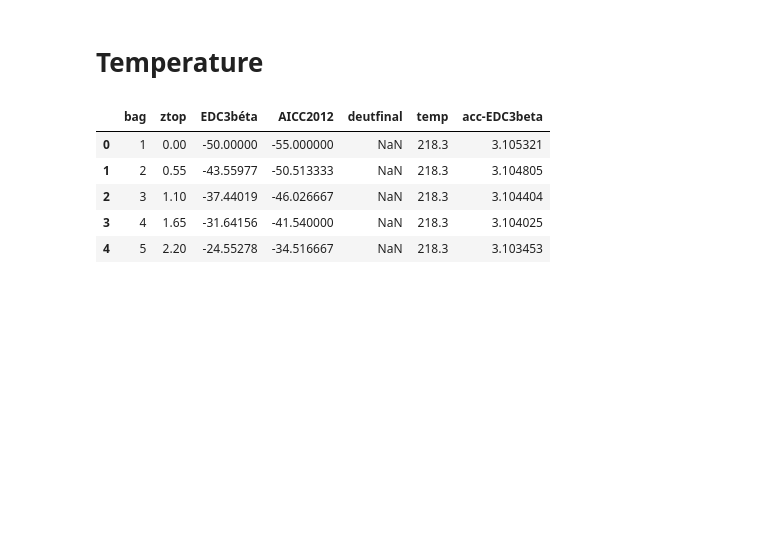
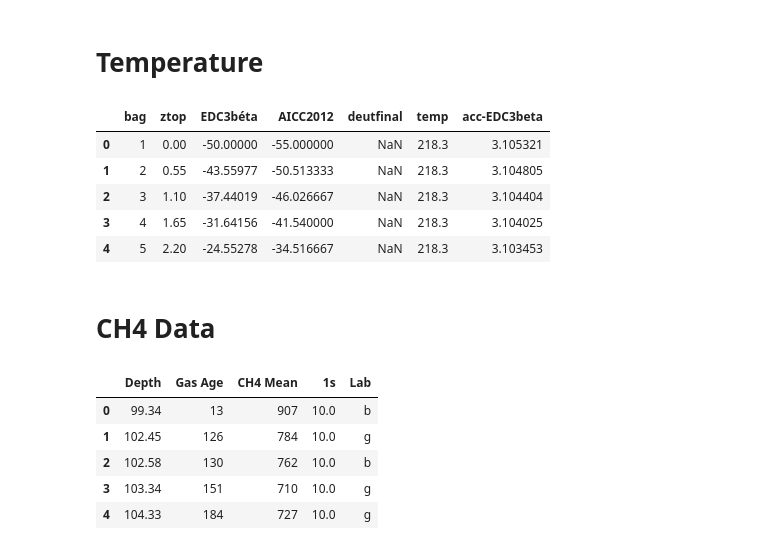
Before and after one commit to keithmmc/pda2, a Jupyter notebook: project2.ipynb, the cells around one changed output. Saved outputs shown, nothing was run; the diff lists cells and outputs as text; code cells hidden in the pictures; blank space fills up the shorter version.

```diff
--- a/project2.ipynb
+++ b/project2.ipynb
@@ -348,0 +388,15 @@ EDC3_df.head()
+# %% [markdown]
+# CH4 Data
+# %%
+columns = ['Depth', 'Gas Age', 'CH4 Mean', '1s', 'Lab']
+
+ch4_data = pd.read_csv("data/edc-ch4-2008.txt", skiprows=154, delim_whitespace=True, names=columns, engine='python')
+
+ch4_data.head()
+# %% [output]
+|  | Depth | Gas Age | CH4 Mean | 1s | Lab |
+| 0 | 99.34 | 13 | 907 | 10.0 | b |
+| 1 | 102.45 | 126 | 784 | 10.0 | g |
+| 2 | 102.58 | 130 | 762 | 10.0 | b |
+| 3 | 103.34 | 151 | 710 | 10.0 | g |
+| 4 | 104.33 | 184 | 727 | 10.0 | g |
```
Also changed, not shown: parts of 13 cells of this notebook.
